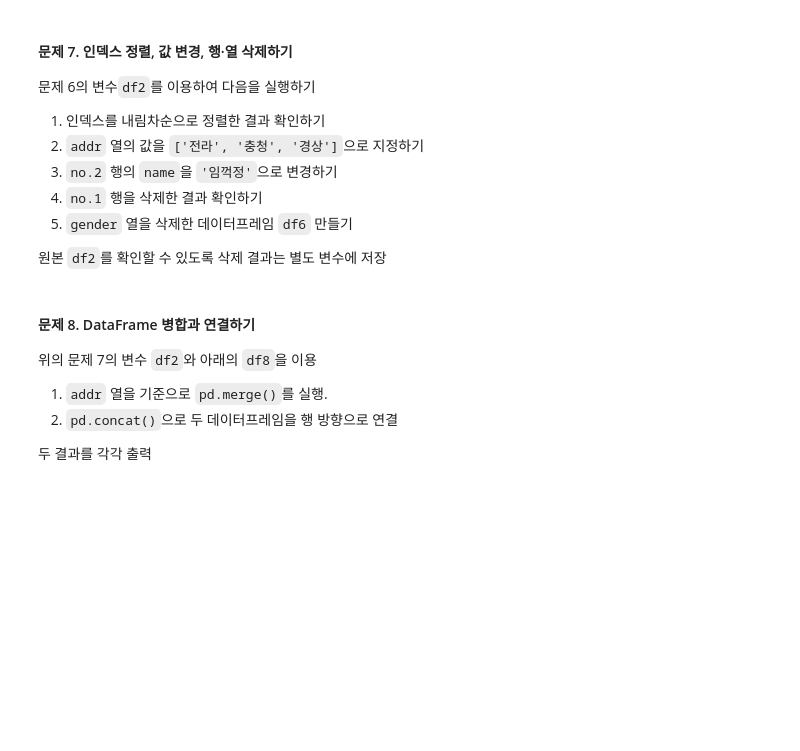
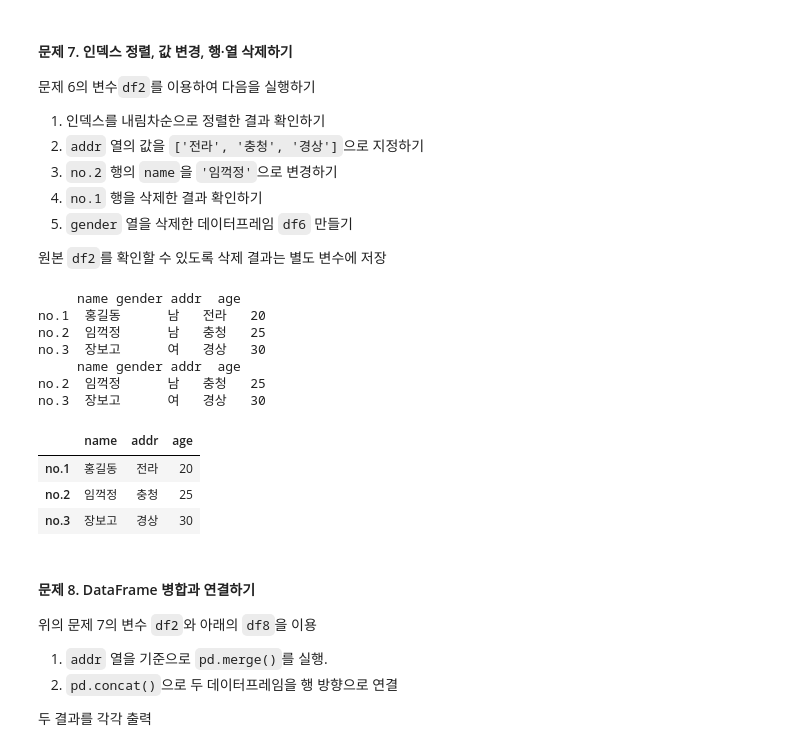
Before and after one commit to aitjoeun/python, a Jupyter notebook: 20.pandas/06.ex.ipynb, the cells around one changed output. Cells and saved outputs as stored; diff of their text form; code cells hidden in the pictures; blank space fills up the shorter version.

```diff
--- a/20.pandas/06.ex.ipynb
+++ b/20.pandas/06.ex.ipynb
@@ -52,6 +173,31 @@ data1 = {
 5. `gender` 열을 삭제한 데이터프레임 `df6` 만들기
 
 원본 `df2`를 확인할 수 있도록 삭제 결과는 별도 변수에 저장
+# %%
+df2.sort_index(ascending=False)
+
+df2['addr'] = ['전라','충청','경상']
+
+df2.loc['no.2','name'] = '임꺽정'
+print(df2)
+
+drop_no1 = df2.drop(['no.1'])
+print(drop_no1)
+
+df6 = df2.drop(['gender'], axis=1)
+df6
+# %% [output]
+     name gender addr  age
+no.1  홍길동      남   전라   20
+no.2  임꺽정      남   충청   25
+no.3  장보고      여   경상   30
+     name gender addr  age
+no.2  임꺽정      남   충청   25
+no.3  장보고      여   경상   30
+|  | name | addr | age |
+| no.1 | 홍길동 | 전라 | 20 |
+| no.2 | 임꺽정 | 충청 | 25 |
+| no.3 | 장보고 | 경상 | 30 |
 # %% [markdown]
 #### 문제 8. DataFrame 병합과 연결하기
 
```
Also changed, not shown: parts of 12 cells of this notebook, 4 other files.
